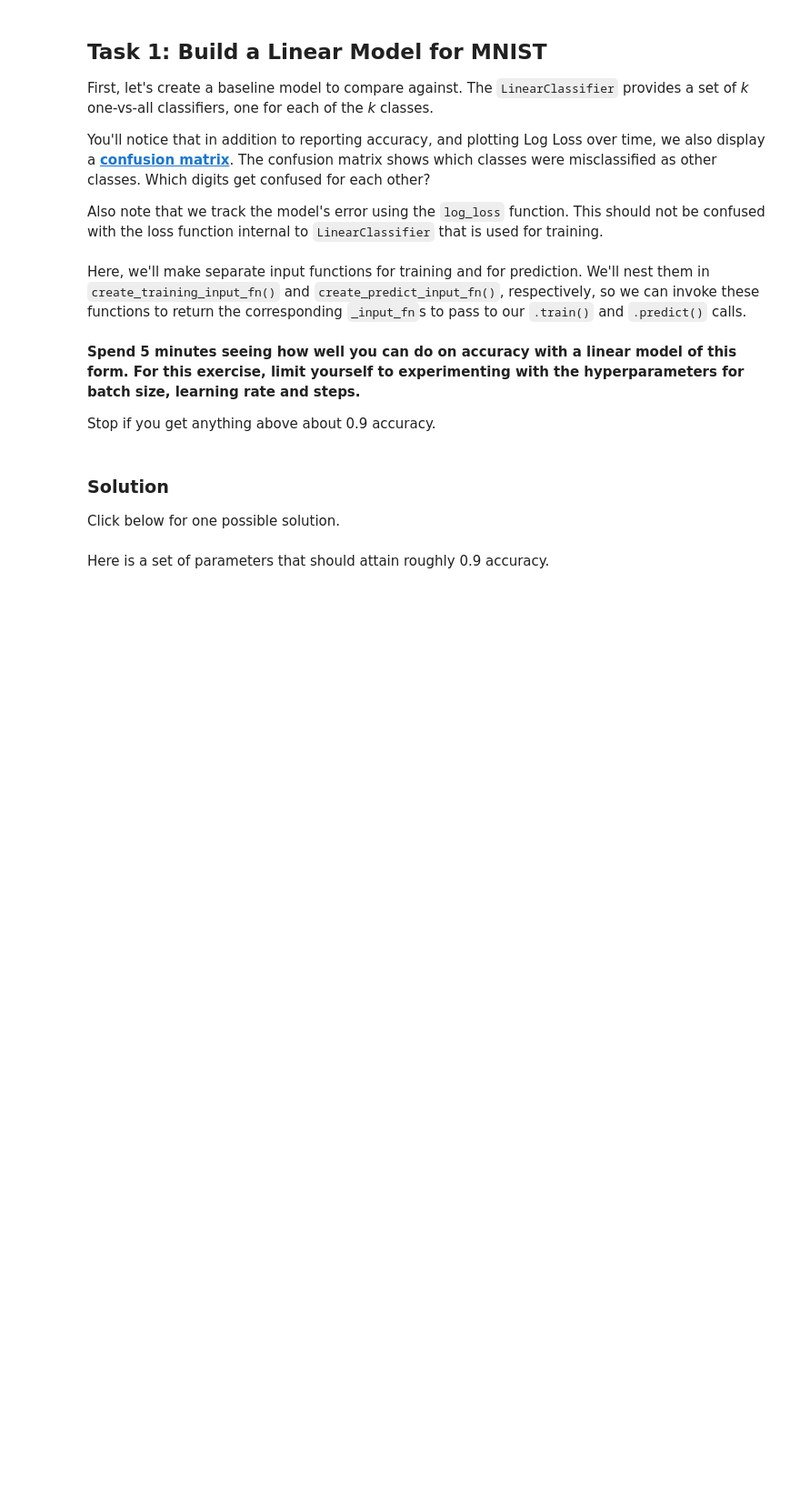
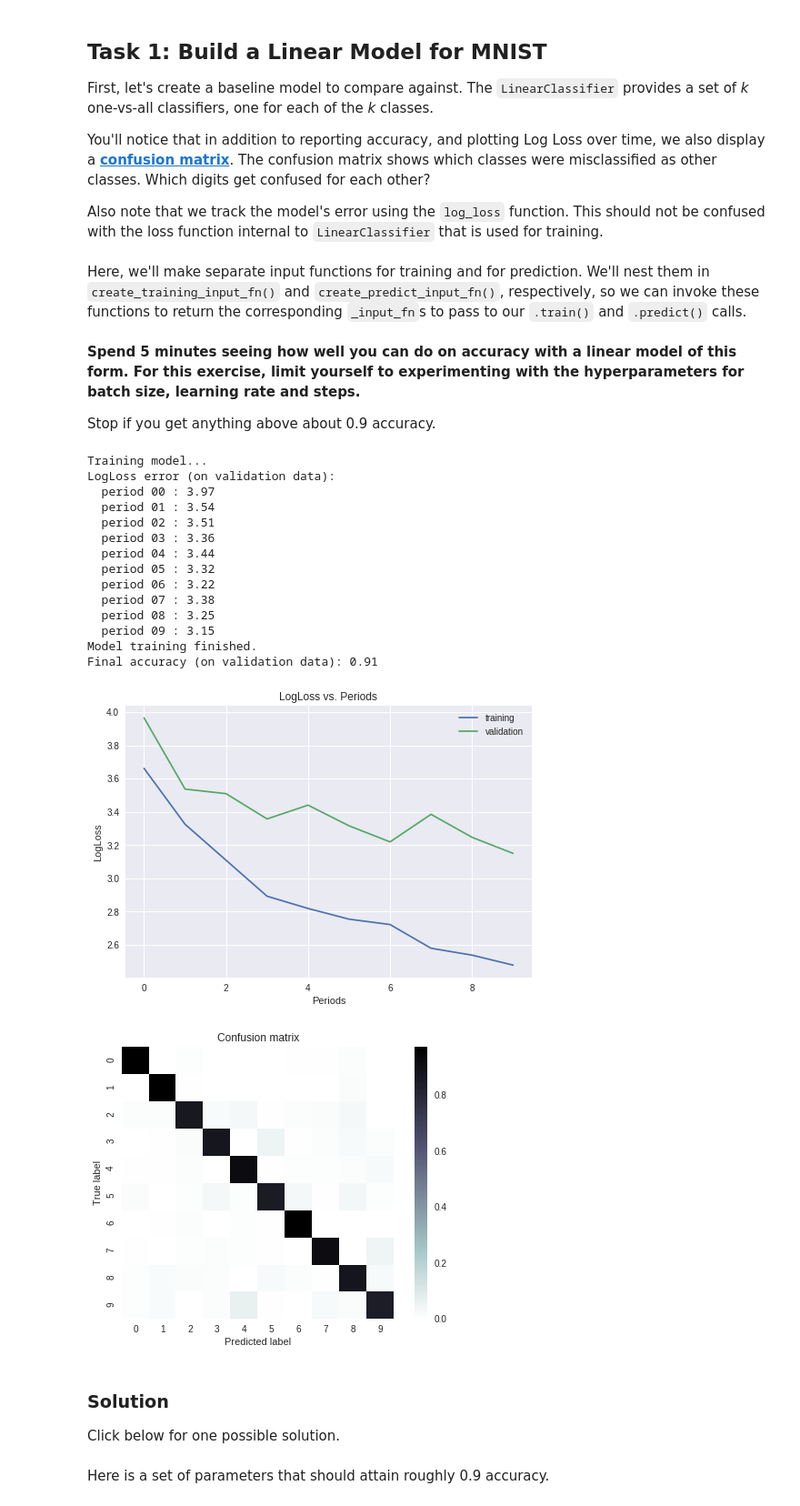
Before and after one commit to shuvankarroy/Handwritten-Digits-Recognizer, a Jupyter notebook: multi_class_classification_of_handwritten_digits.ipynb, the cells around one changed output. Shown at 91% size. Drawn from its saved outputs; the diff is of its cells as text; code cells hidden in the pictures; blank space fills up the shorter version.

```diff
--- a/multi_class_classification_of_handwritten_digits.ipynb
+++ b/multi_class_classification_of_handwritten_digits.ipynb
@@ -303,13 +366,30 @@ def train_linear_classification_model(
 Stop if you get anything above about 0.9 accuracy.
 # %%
 classifier = train_linear_classification_model(
-             learning_rate=0.02,
-             steps=100,
-             batch_size=10,
+             learning_rate=0.03,
+             steps=2000,
+             batch_size=30,
              training_examples=training_examples,
              training_targets=training_targets,
              validation_examples=validation_examples,
              validation_targets=validation_targets)
+# %% [output]
+Training model...
+LogLoss error (on validation data):
+  period 00 : 3.97
+  period 01 : 3.54
+  period 02 : 3.51
+  period 03 : 3.36
+  period 04 : 3.44
+  period 05 : 3.32
+  period 06 : 3.22
+  period 07 : 3.38
+  period 08 : 3.25
+  period 09 : 3.15
+Model training finished.
+Final accuracy (on validation data): 0.91
+[figure, added]
+[figure, added]
 # %% [markdown]
 ### Solution
 
```
Also changed, not shown: parts of 17 cells of this notebook.
